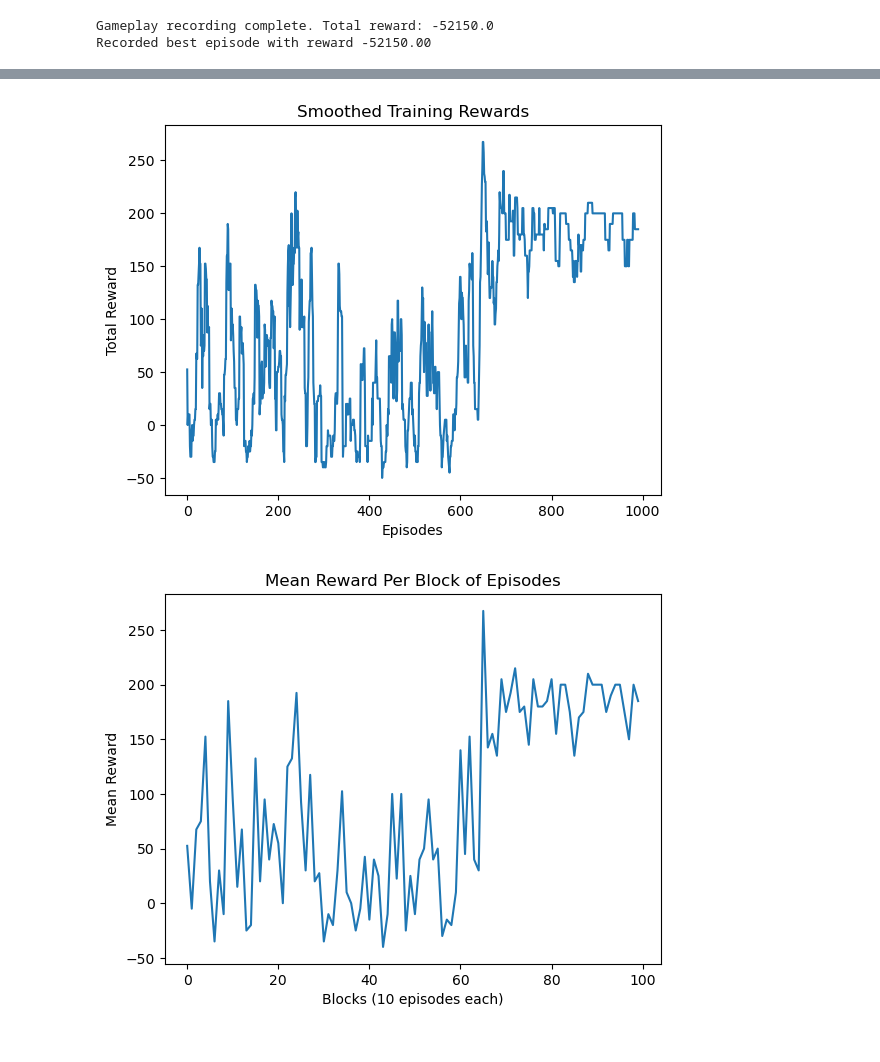
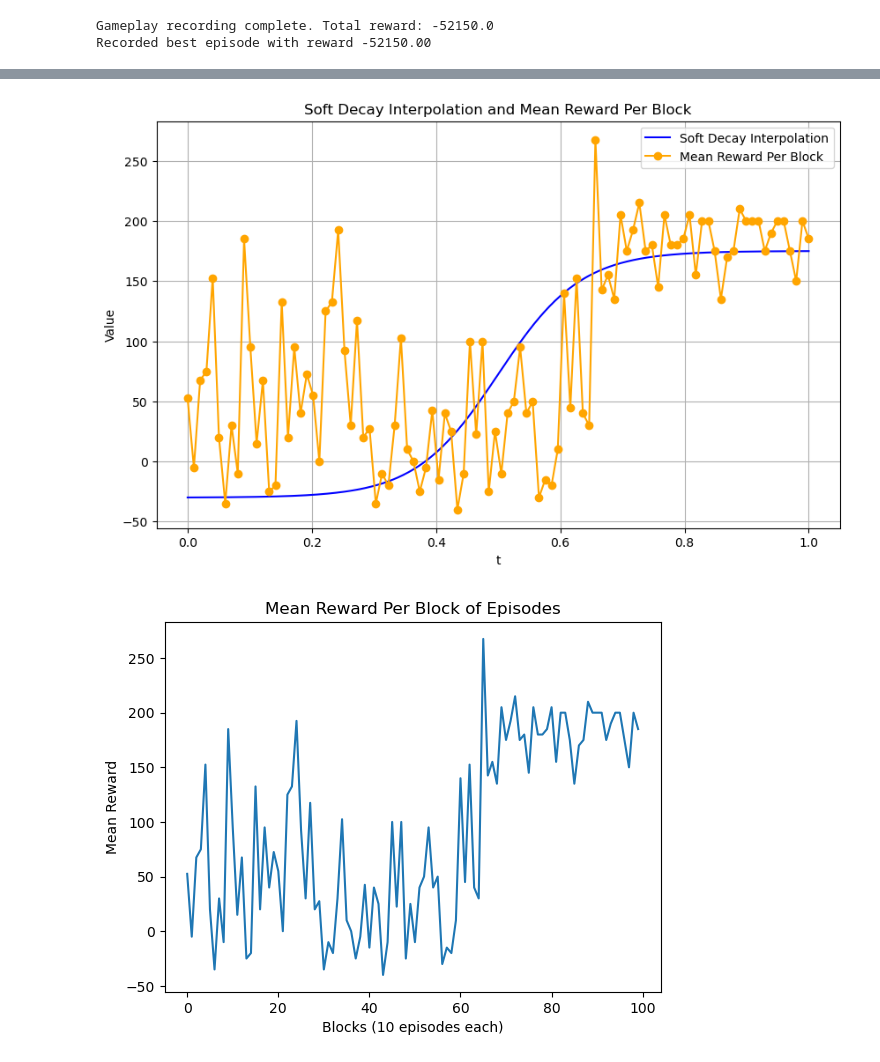
Before and after one commit to tadhgryan2012/DQN-Project, a Jupyter notebook: CS4287-Prj2-21310408-21340633-21327696.ipynb, the cells around one changed output, grey strips where cells are left out. Saved outputs shown, nothing was run; the diff lists cells and outputs as text; code cells hidden in the pictures.

Commit message:
graphs

```diff
--- a/CS4287-Prj2-21310408-21340633-21327696.ipynb
+++ b/CS4287-Prj2-21310408-21340633-21327696.ipynb
@@ -482,16 +431,26 @@ plt.show()
-# %%
-# Even More Stats
-
-window = 10
-smoothed_rewards = np.convolve(rewards_history, np.ones(window)/window, mode='valid')
-
-plt.plot(smoothed_rewards)
-plt.title("Smoothed Training Rewards")
-plt.xlabel("Episodes")
-plt.ylabel("Total Reward")
-plt.show()
-# %% [output]
-[figure, removed]
+# %%
+t_values = np.linspace(0, 1, 500)
+soft_decay_values = soft_decay_interpolation(t_values, -30, 175, 15)
+
+block_size = 10
+block_means = [
+    np.mean(rewards_history[i:i + block_size])
+    for i in range(0, len(rewards_history), block_size)
+]
+
+plt.figure(figsize=(10, 6))
+plt.plot(t_values, soft_decay_values, label="Soft Decay Interpolation", color="blue")
+plt.plot(
+    np.linspace(0, 1, len(block_means)), block_means, label="Mean Reward Per Block", color="orange", marker="o"
+)
+plt.title("Soft Decay Interpolation and Mean Reward Per Block")
+plt.xlabel("t")
+plt.ylabel("Value")
+plt.legend()
+plt.grid()
+plt.show()
+# %% [output]
+[figure, added]
 # %%
 # Yet Another Stats Block
 
```
Also changed, not shown: parts of 3 cells of this notebook.
